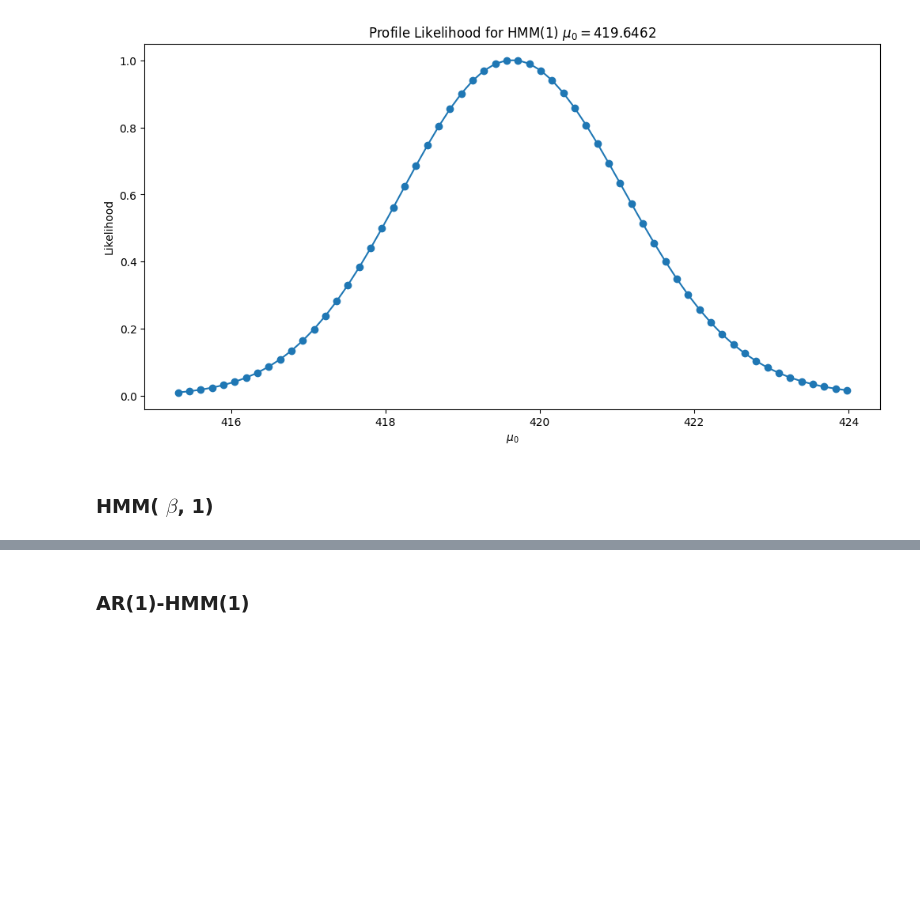
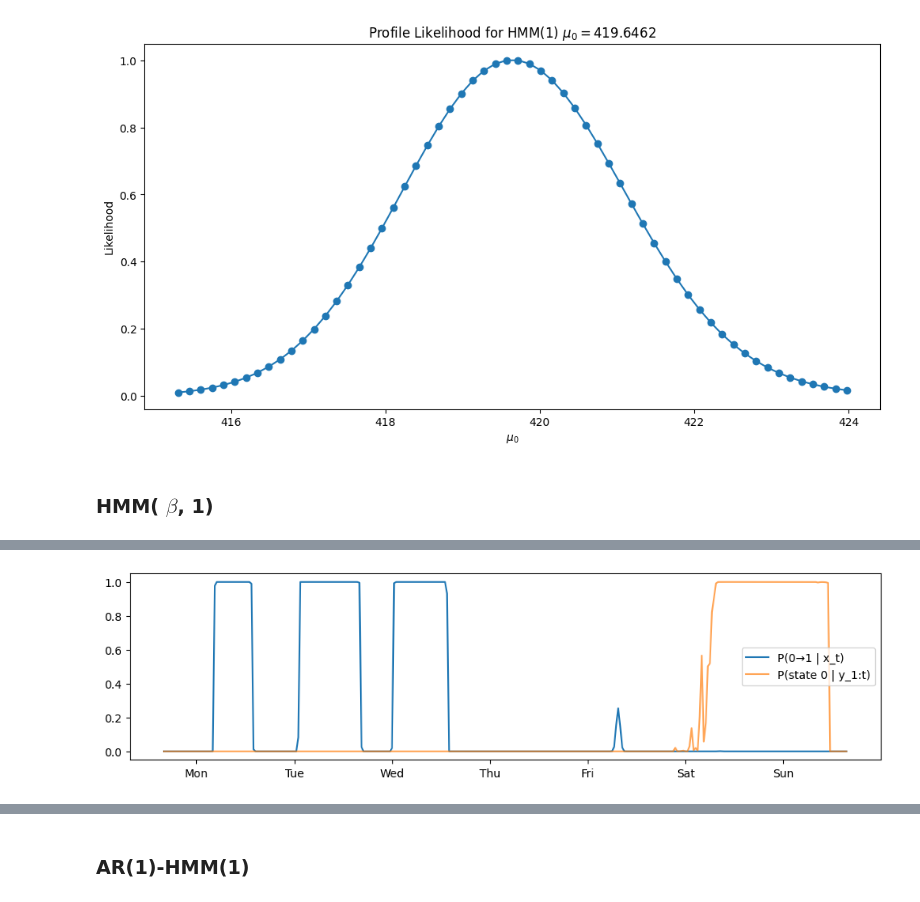
Before and after one commit to Maccen26/hmm-modelling, a Jupyter notebook: week_6_fit_states.ipynb, the cells around one changed output, grey strips where cells are left out. Drawn from its saved outputs; the diff is of its cells as text; code cells hidden in the pictures; blank space fills up the shorter version.

```diff
--- a/week_6_fit_states.ipynb
+++ b/week_6_fit_states.ipynb
@@ -347,0 +520,14 @@ Converged: False
+# %%
+from src.api.v5 import ForwardAlgorithm
+ys, xs, init = data
+utt, f_t, u_t = ForwardAlgorithm().run(params=results.params, ys=ys, xs=xs, initial_dist=init)
+fig, ax = plt.subplots(figsize=(12, 3))
+
+M = 20
+ax.plot(d, P[M: M + n, 0, 1], label="P(0→1 | x_t)")
+ax.plot(d, utt[M: M + n, 0, 0], label="P(state 0 | y_1:t)", alpha=0.7)
+ax.xaxis.set_major_locator(mdates.HourLocator(byhour=12))
+ax.xaxis.set_major_formatter(mdates.DateFormatter("%a"))
+ax.legend(); plt.show()
+# %% [output]
+[figure, added]
```
Also changed, not shown: parts of 15 cells of this notebook, 1 other file.
